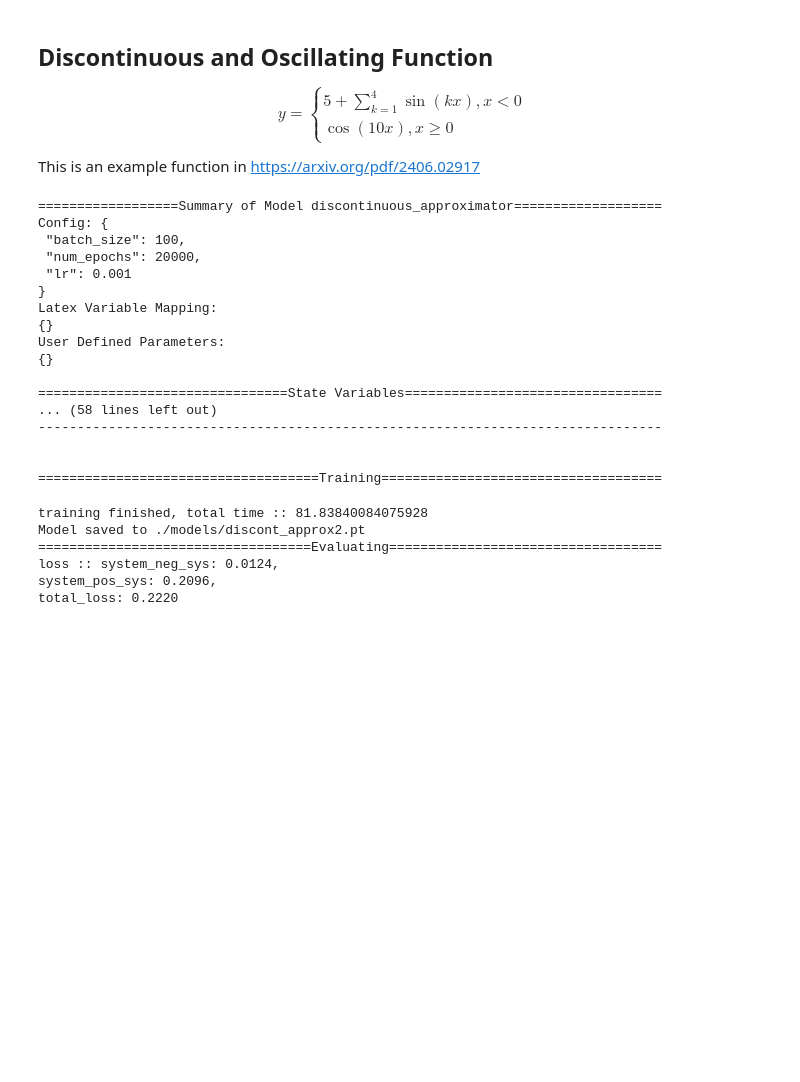
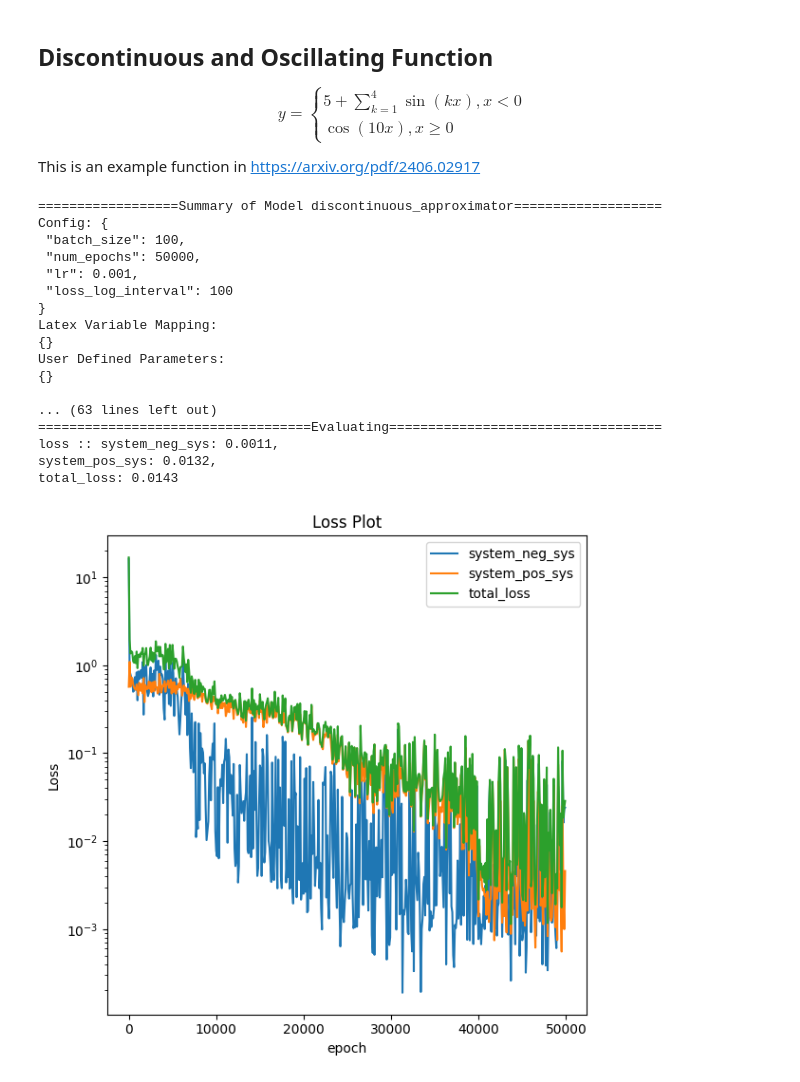
Before and after one commit to rotmanfinhub/deep-macrofin, a Jupyter notebook: examples/basic_examples/function_approximation.ipynb, the cells around one changed output. Cells and saved outputs as stored; diff of their text form; code cells hidden in the pictures; blank space fills up the shorter version.

```diff
--- a/examples/basic_examples/function_approximation.ipynb
+++ b/examples/basic_examples/function_approximation.ipynb
@@ -182,11 +166,11 @@ $$y=\begin{cases} 5 + \sum_{k=1}^4 \sin(kx), x<0 \\ \cos(10x), x\geq 0 \end{case
 
 This is an example function in https://arxiv.org/pdf/2406.02917
 # %%
-discont_approx2 = PDEModel("discontinuous_approximator", {"num_epochs": 20000})
+discont_approx2 = PDEModel("discontinuous_approximator", {"num_epochs": 50000})
 discont_approx2.set_state(["x"], {"x": [-3., 3.]})
 discont_approx2.add_endog("y", {
     "hidden_units": [40, 40],
-    "activation_type": ActivationType.ReLU,
+    "activation_type": ActivationType.SiLU,
 })
 neg_sys = System([Constraint("x", Comparator.LT, "0", label="neg_const")], label="neg_sys")
 neg_sys.add_endog_equation("y=5+sin(x)+sin(2*x)+sin(3*x)+sin(4*x)")
@@ -195,36 +179,35 @@ pos_sys.add_endog_equation("y=cos(10*x)")
 discont_approx2.add_system(neg_sys)
 discont_approx2.add_system(pos_sys)
 print(discont_approx2)
-if not os.path.exists("./models/discont_approx2.pt"):
-    discont_approx2.train_model("./models", "discont_approx2.pt", True)
+if not os.path.exists("./models/discont_approx2/discont_approx2.pt"):
+    discont_approx2.train_model("./models/discont_approx2", "discont_approx2.pt", True)
+    discont_approx2.load_model(torch.load("./models/discont_approx2/discont_approx2_best.pt"))
     discont_approx2.eval_model(True)
 else:
-    discont_approx2.load_model(torch.load("./models/discont_approx2.pt"))
+    discont_approx2.load_model(torch.load("./models/discont_approx2/discont_approx2_best.pt"))
     discont_approx2.eval_model(True)
 # %% [output]
 ==================Summary of Model discontinuous_approximator===================
 Config: {
  "batch_size": 100,
- "num_epochs": 20000,
- "lr": 0.001
+ "num_epochs": 50000,
+ "lr": 0.001,
+ "loss_log_interval": 100
 }
 Latex Variable Mapping:
 {}
 User Defined Parameters:
 {}
 
-================================State Variables=================================
-... (58 lines left out)
---------------------------------------------------------------------------------
-
-
-====================================Training====================================
+... (63 lines left out)
+===================================Evaluating===================================
+loss :: system_neg_sys: 0.0011,
+system_pos_sys: 0.0132,
+total_loss: 0.0143
-training finished, total time :: 81.83840084075928
-Model saved to ./models/discont_approx2.pt
-===================================Evaluating===================================
-loss :: system_neg_sys: 0.0124,
-system_pos_sys: 0.2096,
-total_loss: 0.2220
+# %%
+plot_loss_df(fn="./models/discont_approx2/discont_approx2_loss.csv", loss_plot_fn="./models/discont_approx2/discont_approx2_loss.png")
+# %% [output]
+[figure, added]
 # %%
 fig, ax = plt.subplots(1, 3, figsize=(18, 6))
 x = np.linspace(-3, 3)
```
Also changed, not shown: parts of 6 cells of this notebook, 19 other files.
